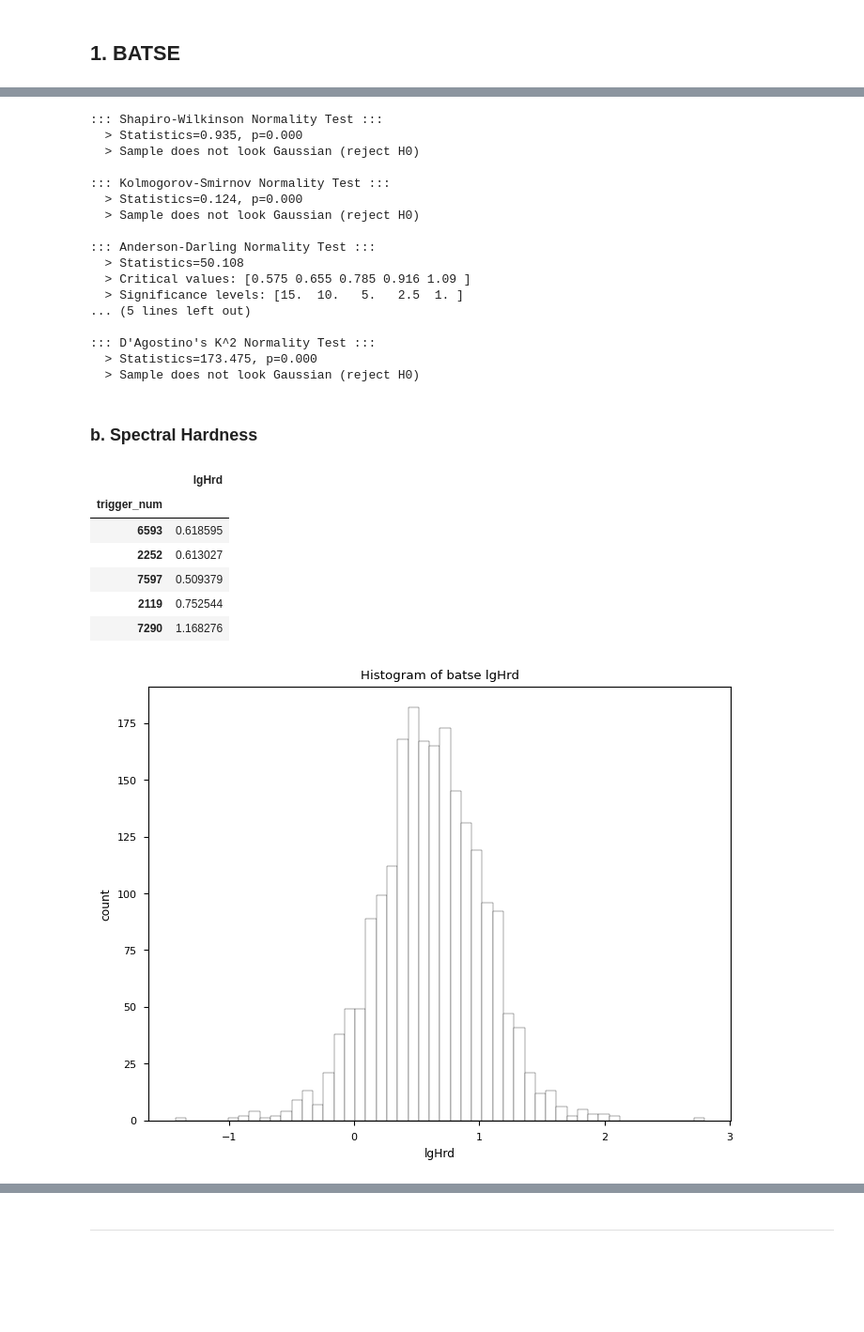
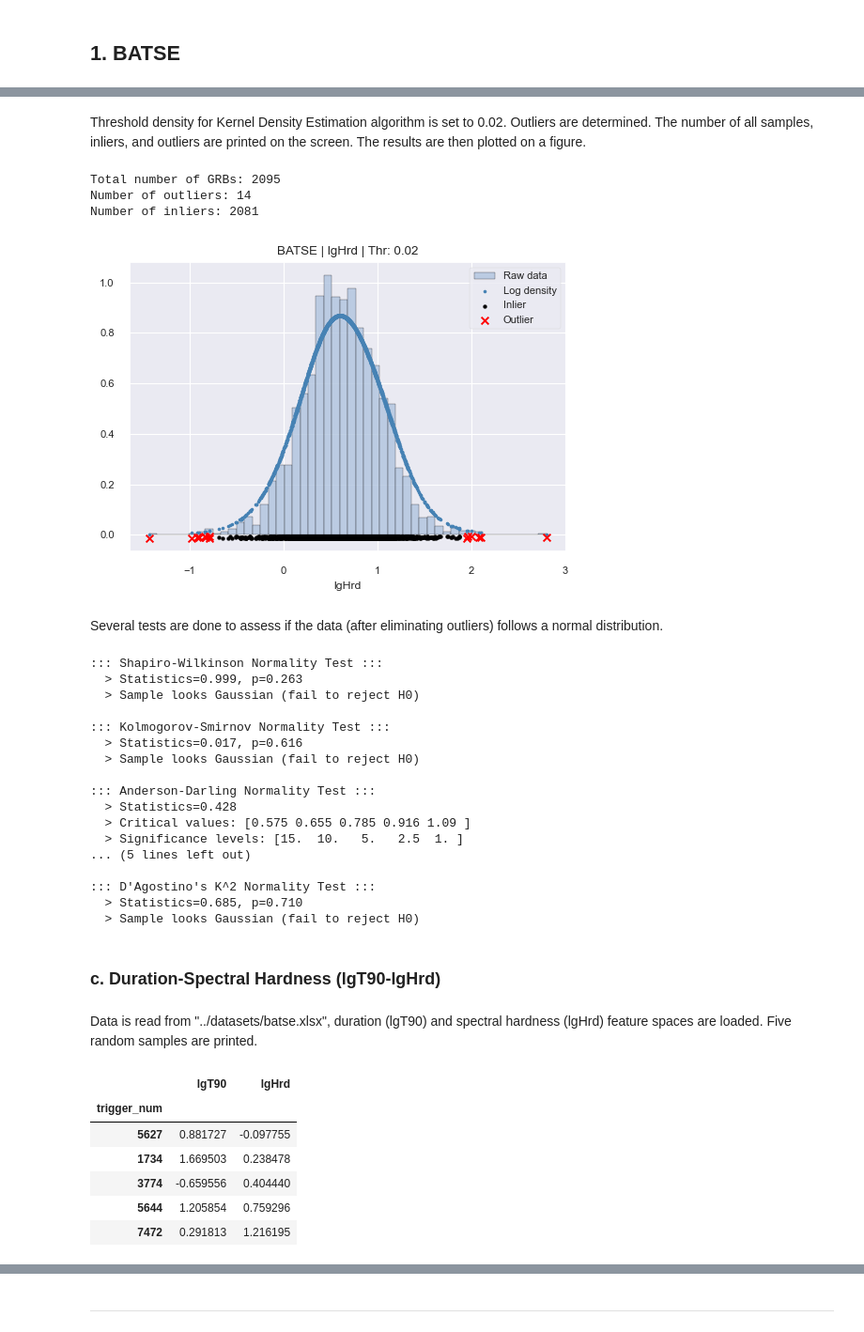
Before and after one commit to ayfm/GRB-Classification, a Jupyter notebook: notebooks/outliers.ipynb, the cells around one changed output, grey strips where cells are left out. Shown at 94% size. Saved outputs shown, nothing was run; the diff lists cells and outputs as text; code cells hidden in the pictures; blank space fills up the shorter version.

```diff
--- a/notebooks/outliers.ipynb
+++ b/notebooks/outliers.ipynb
@@ -59,8 +59,5 @@ np.random.seed(1773)
 # %%
-## Load dataset and the features
-df_batse_t90 = data_operations.load(cat_name="batse",
-                                    feats=["lgT90"],
-                                    plot_data=True)
+df_batse_t90 = data_operations.load(cat_name="batse", feats=["lgT90"])
 df_batse_t90.sample(5)
 # %% [output]
 |  | lgT90 |
@@ -88,0 +93,3 @@ Number of inliers: 2025
+# %%
+df_batse_hrd = data_operations.load(cat_name="batse", feats=["lgHrd"])
+df_batse_hrd.sample(5)
@@ -89,38 +104,56 @@ Number of inliers: 2025
+# %% [markdown]
+Threshold density for Kernel Density Estimation algorithm is set to 0.02. Outliers are determined. The number of all samples, inliers, and outliers are printed on the screen. The results are then plotted on a figure.
+# %%
+batse_outliers_hrd = data_operations.find_outliers(
+    data=df_batse_hrd.copy(),
+    feat_space=["lgHrd"],
+    threshold_density=0.02,
+    cat_name="batse",
+    save_data=True,
+    plot_result=True,
+    save_plot=True,
+    verbose=True,
+    figsize=(6, 4),
+)
+# %% [output]
+Total number of GRBs: 2095
+Number of outliers: 14
+Number of inliers: 2081
+[figure, added]
+# %% [markdown]
+Several tests are done to assess if the data (after eliminating outliers) follows a normal distribution.
 # %%
-data_operations.check_for_normality(data=batse_outliers_t90,
-                                        feat_space=["lgT90"])
+data_operations.check_for_normality(data=batse_outliers_hrd, feat_space=["lgHrd"])
 # %% [output]
 ::: Shapiro-Wilkinson Normality Test :::
-  > Statistics=0.935, p=0.000
-  > Sample does not look Gaussian (reject H0)
+  > Statistics=0.999, p=0.263
+  > Sample looks Gaussian (fail to reject H0)
 
 ::: Kolmogorov-Smirnov Normality Test :::
-  > Statistics=0.124, p=0.000
-  > Sample does not look Gaussian (reject H0)
+  > Statistics=0.017, p=0.616
+  > Sample looks Gaussian (fail to reject H0)
 
 ::: Anderson-Darling Normality Test :::
-  > Statistics=50.108
+  > Statistics=0.428
   > Critical values: [0.575 0.655 0.785 0.916 1.09 ]
   > Significance levels: [15.  10.   5.   2.5  1. ]
 ... (5 lines left out)
 
 ::: D'Agostino's K^2 Normality Test :::
-  > Statistics=173.475, p=0.000
-  > Sample does not look Gaussian (reject H0)
+  > Statistics=0.685, p=0.710
+  > Sample looks Gaussian (fail to reject H0)
 # %% [markdown]
-### b. Spectral Hardness
+### c. Duration-Spectral Hardness (lgT90-lgHrd)
+# %% [markdown]
+Data is read from "../datasets/batse.xlsx", duration (lgT90) and spectral hardness (lgHrd) feature spaces are loaded. Five random samples are printed.
 # %%
-## Load dataset and the features
-df_batse_hrd = data_operations.load(cat_name="batse",
-                                    feats=["lgHrd"],
-                                    plot_data=True)
-df_batse_hrd.sample(5)
+df_batse_t90_hrd = data_operations.load(cat_name="batse", feats=["lgT90", "lgHrd"])
+df_batse_t90_hrd.sample(5)
 # %% [output]
-|  | lgHrd |
-| trigger_num |  |
-| 6593 | 0.618595 |
-| 2252 | 0.613027 |
-| 7597 | 0.509379 |
-| 2119 | 0.752544 |
-| 7290 | 1.168276 |
+|  | lgT90 | lgHrd |
+| trigger_num |  |  |
+| 5627 | 0.881727 | -0.097755 |
+| 1734 | 1.669503 | 0.238478 |
+| 3774 | -0.659556 | 0.404440 |
+| 5644 | 1.205854 | 0.759296 |
+| 7472 | 0.291813 | 1.216195 |
-[figure, removed]
```
Also changed, not shown: parts of 127 cells of this notebook.
